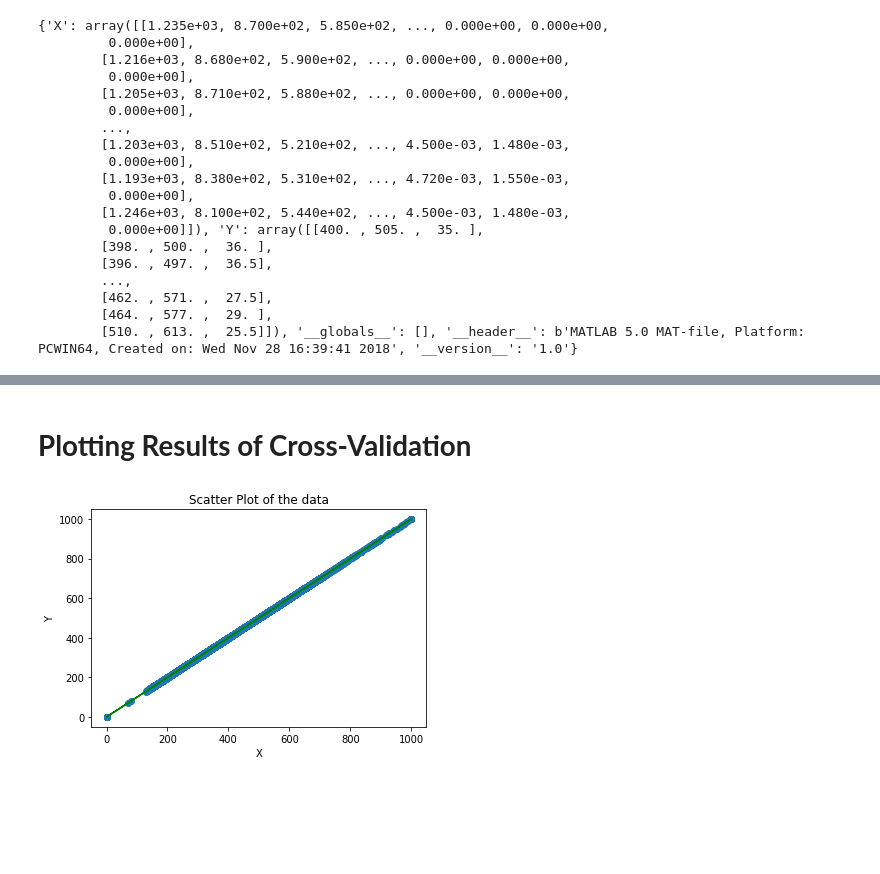
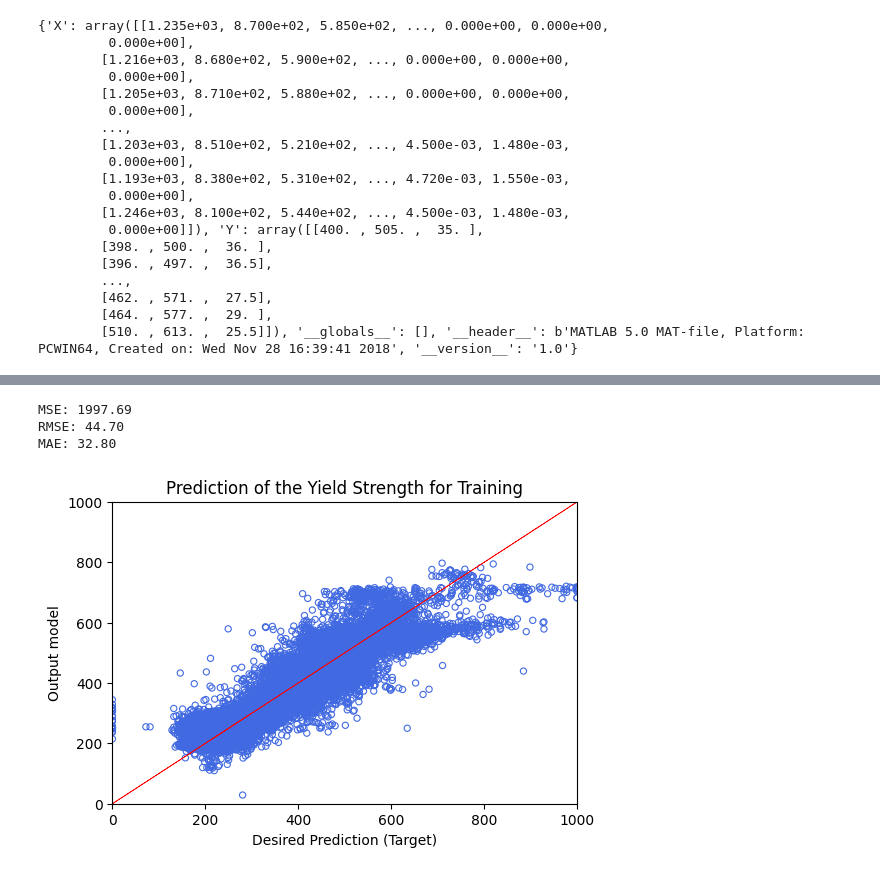
Before and after one commit to TankerRongze/ZeRongNSCI0028_Project, a Jupyter notebook: ELM.ipynb, the cells around one changed output, grey strips where cells are left out. Cells and saved outputs as stored; diff of their text form; code cells hidden in the pictures; blank space fills up the shorter version.

```diff
--- a/ELM.ipynb
+++ b/ELM.ipynb
@@ -60,0 +37,8 @@ T.shape
+# %%
+import numpy as np
+import sys
+
+X_unnormalized =  input_data['X']
+print(X_unnormalized.shape)
+Y_targets =  input_data['Y']
+print(Y_targets.shape)
@@ -96,0 +71,11 @@ Structure of the PNN and Crossvalidation technique:
+# %%
+# Normal distribution
+stdsc = StandardScaler()
+X_unnormalized = stdsc.fit_transform(X_unnormalized)
+
+#______________________________________mapminmax_____Normalization
+scaler = MinMaxScaler()
+scaler.fit(X_unnormalized)
+X_normalized= scaler.transform(X_unnormalized)
+print(np.amin(X_normalized[:,0]))
+print(np.amax(X_normalized))
@@ -112,11 +109,24 @@ regression running time: 0.1199049999999886
-# %% [markdown]
-# **Plotting Results of Cross-Validation**
-# %%
-plt.scatter(model.y, y_train)
-plt.plot(model.y, model.y,'g-')
-plt.title("Scatter Plot of the data")
-plt.xlabel("X")
-plt.ylabel("Y")
-plt.show()
-# %% [output]
-[figure, removed]
+# %%
+y_pred = model.predict(x_train)
+plt.scatter(y_train,y_pred,c='none', marker='o', edgecolors='royalblue',linewidths=0.8,s=20)
+#plt.scatter(y_pred, y_train)
+mse = mean_squared_error(y_train, y_pred)
+mae = mean_absolute_error(y_train, y_pred)
+print("MSE: %.2f" % mse)
+print("RMSE: %.2f" % sqrt(mse))
+print("MAE: %.2f" % mae)
+plt.plot(y_train, y_train,'r-',linewidth=0.5)
+#plt.plot(y_train, y_train,'g-')
+plt.title("Prediction of the Yield Strength for Training")
+plt.xlabel("Desired Prediction (Target)")
+plt.ylabel("Output model")
+plt.rcParams['savefig.dpi'] = 100 #保存图片分辨率
+plt.rcParams['figure.dpi'] = 100 #分辨率
+plt.xlim(0,1000)
+plt.ylim(0,1000)
+plt.show()
+# %% [output]
+MSE: 1997.69
+RMSE: 44.70
+MAE: 32.80
+[figure, added]
```
Also changed, not shown: parts of 22 cells of this notebook.
